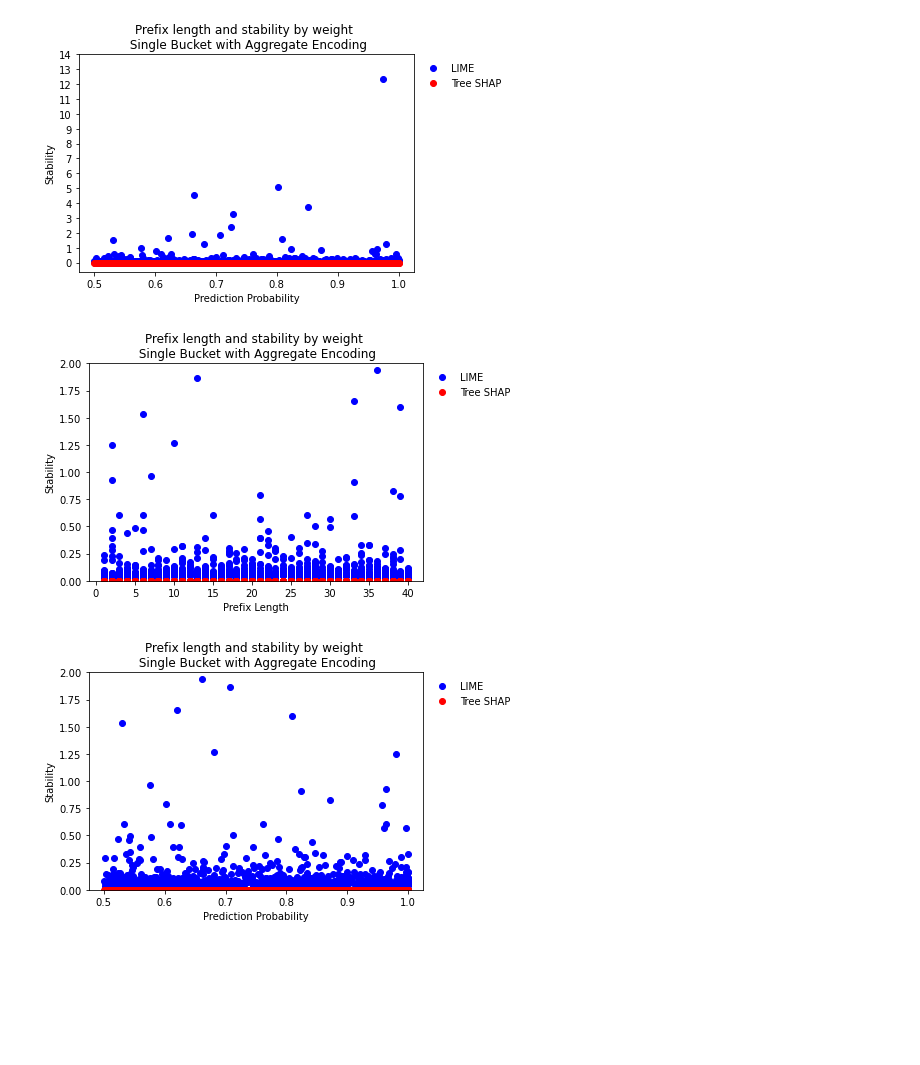
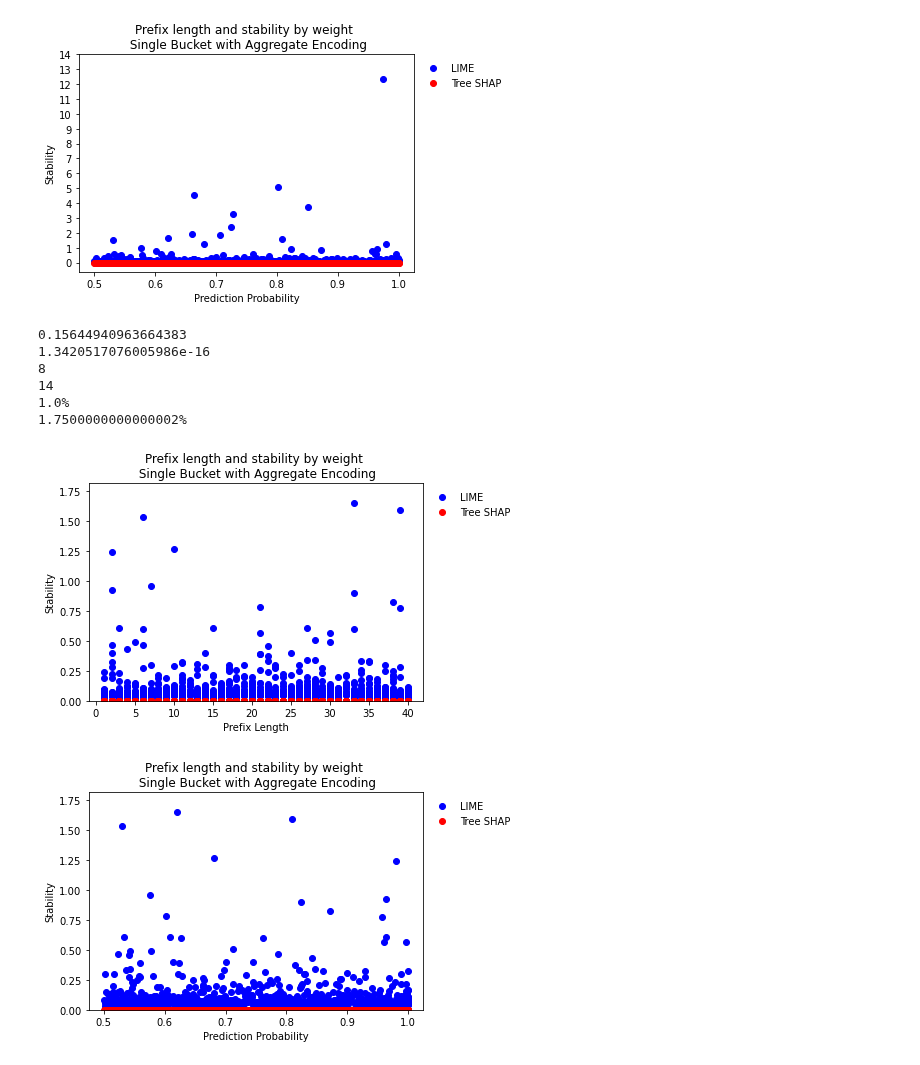
Before and after one commit to Mythreyi-V/PPA_Evaluation, a Jupyter notebook: benchmark_interpretability/PPM_Stability/bpic2012/xgboost_single_agg/bpic2012_data.ipynb, the cells around one changed output. Saved outputs shown, nothing was run; the diff lists cells and outputs as text; code cells hidden in the pictures; blank space fills up the shorter version.

```diff
--- a/benchmark_interpretability/PPM_Stability/bpic2012/xgboost_single_agg/bpic2012_data.ipynb
+++ b/benchmark_interpretability/PPM_Stability/bpic2012/xgboost_single_agg/bpic2012_data.ipynb
@@ -5,7 +5,8 @@ import sys
 #PATH = '/content/drive/My Drive/PPM_Stability/'
 #PATH = "C:/Users/velmurug/Documents/Stability Experiments/benchmark_interpretability/PPM_Stability/"
 #PATH = "C:/Users/Mythreyi/Documents/GitHub/Stability-Experiments/benchmark_interpretability/PPM_Stability/"
-PATH = "C:/Users/mythr/Documents/GitHub/Stability-Experiments/benchmark_interpretability/PPM_Stability/"
+#PATH = "C:/Users/mythr/Documents/GitHub/Stability-Experiments/benchmark_interpretability/PPM_Stability/"
+PATH = "C:/Users/n9455647/Documents/GitHub/Stability-Experiments/benchmark_interpretability/PPM_Stability/"
 sys.path.append(PATH)
 # %%
 from DatasetManager import DatasetManager
@@ -327,28 +328,55 @@ plt.show()
 # %% [output]
 [figure]
 [figure]
+# %%
+lime_mean = np.mean(all_lime_stab)
+lime_std = np.std(all_lime_stab)
+lime_upper = lime_mean + (3*lime_std)
+lime_lower = lime_mean - (3*lime_std)
+
+shap_mean = np.mean(all_shap_stab)
+shap_std = np.std(all_shap_stab)
+shap_upper = shap_mean + (3*shap_std)
+shap_lower = shap_mean - (3*shap_std)
+
+lime_outliers = [i for i in all_lime_stab if i > lime_upper or i < lime_lower]
+shap_outliers = [i for i in all_shap_stab if i > shap_upper or i < shap_lower]
+
+print (lime_mean)
+print (shap_mean)
+print(len(lime_outliers))
+print(len(shap_outliers))
+print(str(len(lime_outliers)/len(all_lime_stab)*100)+"%")
+print(str(len(shap_outliers)/len(all_shap_stab)*100)+"%")
+# %% [output]
+0.15644940963664383
+1.3420517076005986e-16
+8
+14
+1.0%
+1.7500000000000002%
 # %%
 fig, ax = plt.subplots()
 ax.plot(all_lengths, all_lime_stab, 'bo', label = "LIME")
 ax.plot(all_lengths, all_shap_stab, 'ro', label = "Tree SHAP")
 ax.set_xlabel("Prefix Length")
 ax.set_ylabel("Stability")
 ax.legend(frameon = False, bbox_to_anchor=(1, 1), loc = 'upper left')
 #plt.yticks(np.arange(0,15,1))
-plt.ylim(0, 2)
+plt.ylim(0, lime_upper)
 plt.title("Prefix length and stability by weight \n Single Bucket with Aggregate Encoding")
 plt.show()
 
 fig2, ax2 = plt.subplots()
 ax2.plot(all_proba, all_lime_stab, 'bo', label = "LIME")
 ax2.plot(all_proba, all_shap_stab, 'ro', label = "Tree SHAP")
 ax2.set_xlabel("Prediction Probability")
 ax2.set_ylabel("Stability")
 ax2.legend(frameon = False, bbox_to_anchor=(1, 1), loc = 'upper left')
 #plt.yticks(np.arange(0,15,1))
-plt.ylim(0, 2)
+plt.ylim(0, lime_upper)
 plt.title("Prefix length and stability by weight \n Single Bucket with Aggregate Encoding")
 plt.show()
 # %% [output]
-[figure, old version]
+[figure, new version]
-[figure, old version]
+[figure, new version]
```
Also changed, not shown: parts of 2 cells of this notebook, 1 other file.
